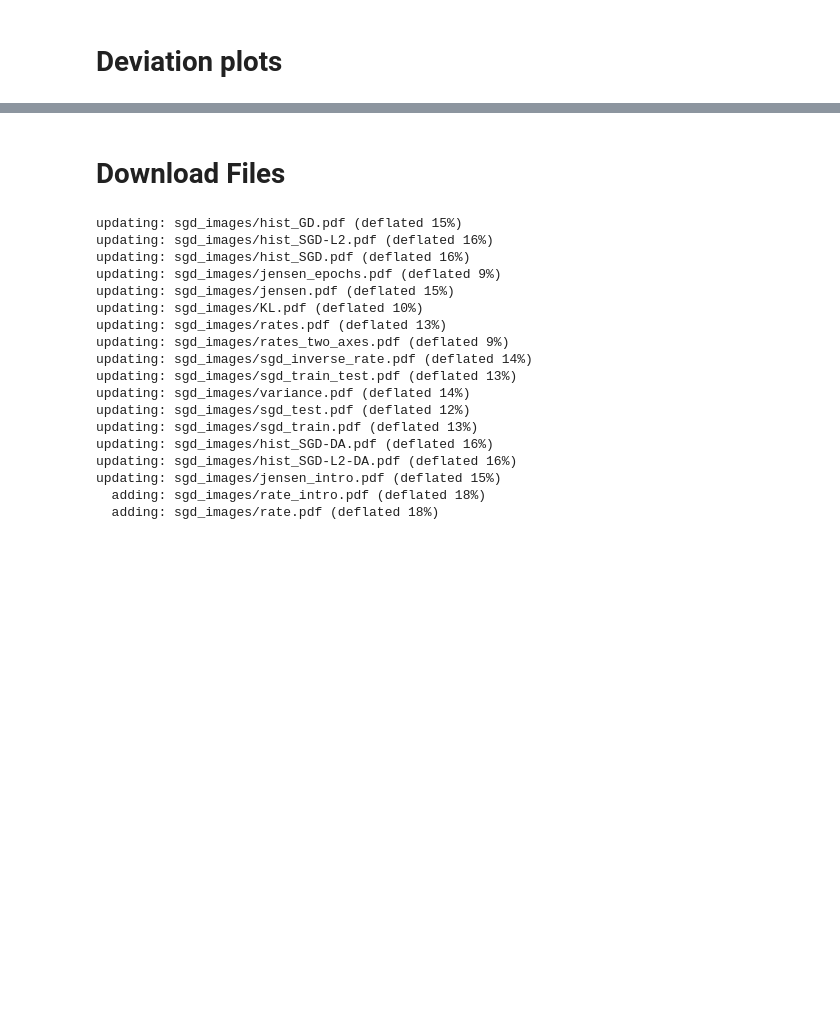
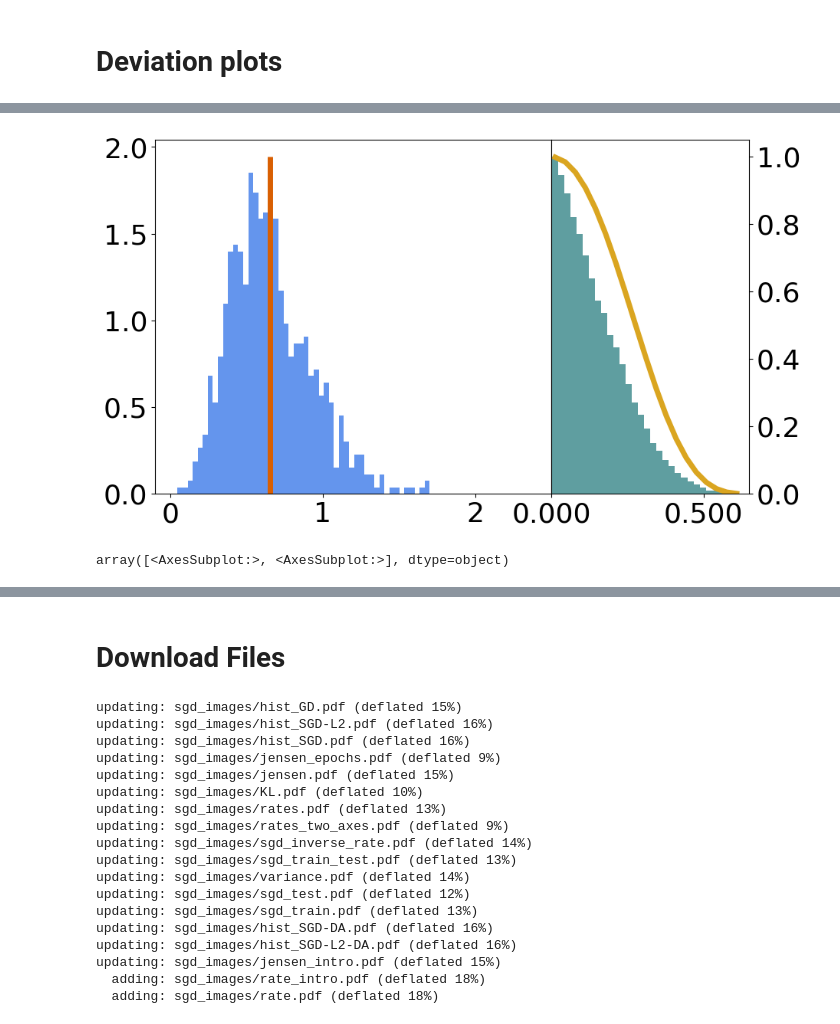
Before and after one commit to PGM-Lab/2023-RateFunction, a Jupyter notebook: Notebooks/Figure1_and_Figure6.ipynb, the cells around one changed output, grey strips where cells are left out. Drawn from its saved outputs; the diff is of its cells as text; code cells hidden in the pictures; blank space fills up the shorter version.

```diff
--- a/Notebooks/Figure1_and_Figure6.ipynb
+++ b/Notebooks/Figure1_and_Figure6.ipynb
@@ -723,0 +839,13 @@ plt.show()
+# %%
+import matplotlib as mpl
+mpl.rcParams.update(mpl.rcParamsDefault)
+matplotlib.rcParams['pdf.fonttype'] = 42
+matplotlib.rcParams['ps.fonttype'] = 42
+plt.rcParams['figure.figsize'] = (16, 9)
+fontsize = 26
+matplotlib.rcParams.update({'font.size': fontsize})
+# %%
+plot_separated(0, [-0.1, 2.5], 0.65)
+# %% [output]
+[figure, added]
+array([<AxesSubplot:>, <AxesSubplot:>], dtype=object)
```
Also changed, not shown: parts of 19 cells of this notebook.
